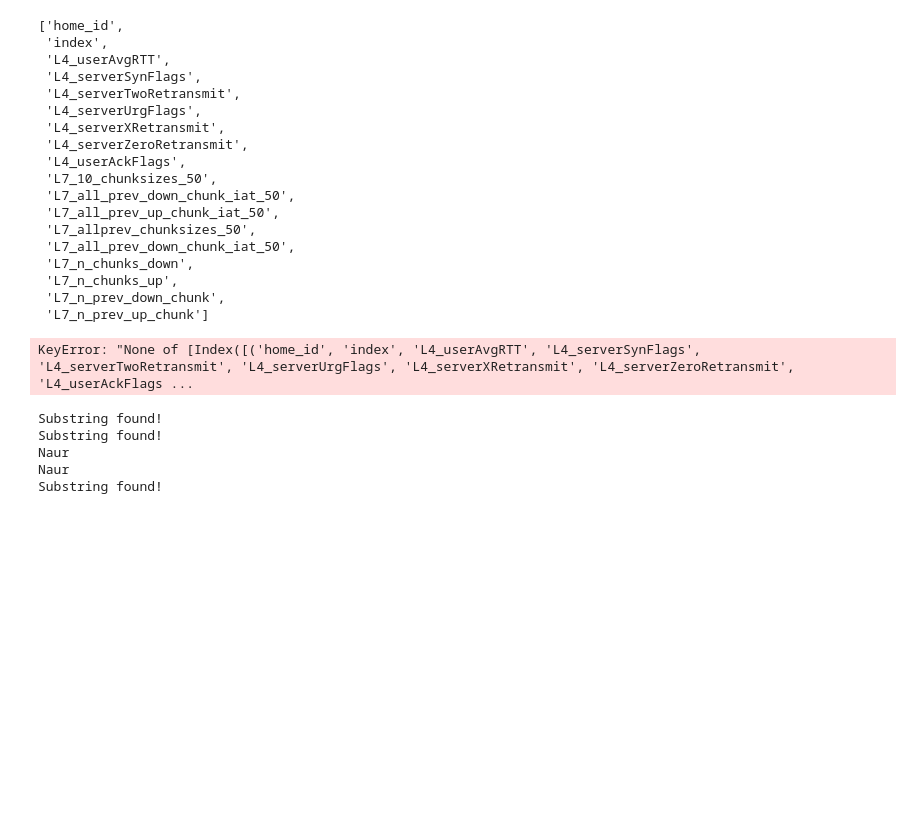
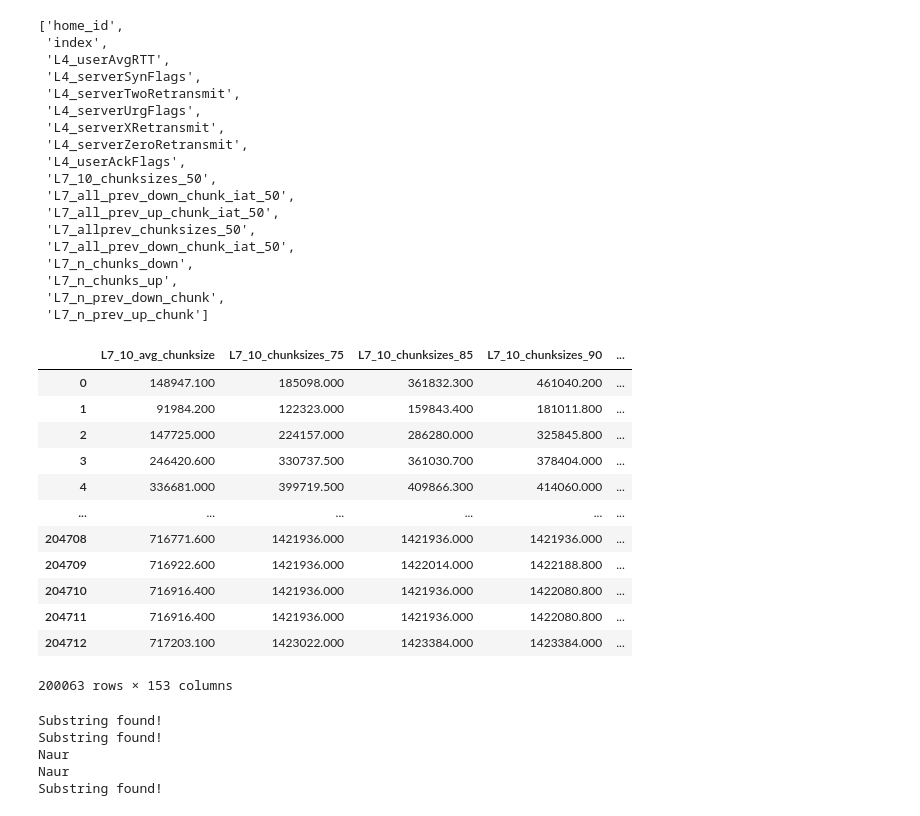
Before and after one commit to md-45/ml-systems-copy, a Jupyter notebook: docs/assignments/1-Video-Quality-Inference.ipynb, the cells around one changed output. Saved outputs shown, nothing was run; the diff lists cells and outputs as text; code cells hidden in the pictures; blank space fills up the shorter version.

Commit message:
First iteration of removing columns

```diff
--- a/docs/assignments/1-Video-Quality-Inference.ipynb
+++ b/docs/assignments/1-Video-Quality-Inference.ipynb
@@ -284,9 +284,21 @@ cols_to_loc
  'L7_n_prev_down_chunk',
  'L7_n_prev_up_chunk']
 # %%
-valid_res_vids.loc[:,~valid_res_vids[[cols_to_loc]]]
+valid_res_vids.drop(columns=cols_to_loc)
 # %% [output]
+|  | L7_10_avg_chunksize | L7_10_chunksizes_75 | L7_10_chunksizes_85 | L7_10_chunksizes_90 | ... |
+| 0 | 148947.100 | 185098.000 | 361832.300 | 461040.200 | ... |
+| 1 | 91984.200 | 122323.000 | 159843.400 | 181011.800 | ... |
+| 2 | 147725.000 | 224157.000 | 286280.000 | 325845.800 | ... |
+| 3 | 246420.600 | 330737.500 | 361030.700 | 378404.000 | ... |
+| 4 | 336681.000 | 399719.500 | 409866.300 | 414060.000 | ... |
+| ... | ... | ... | ... | ... | ... |
+| 204708 | 716771.600 | 1421936.000 | 1421936.000 | 1421936.000 | ... |
+| 204709 | 716922.600 | 1421936.000 | 1422014.000 | 1422188.800 | ... |
+| 204710 | 716916.400 | 1421936.000 | 1421936.000 | 1422080.800 | ... |
+| 204711 | 716916.400 | 1421936.000 | 1421936.000 | 1422080.800 | ... |
+| 204712 | 717203.100 | 1423022.000 | 1423384.000 | 1423384.000 | ... |
-KeyError: "None of [Index([('home_id', 'index', 'L4_userAvgRTT', 'L4_serverSynFlags', 'L4_serverTwoRetransmit', 'L4_serverUrgFlags', 'L4_serverXRetransmit', 'L4_serverZeroRetransmit', 'L4_userAckFlags ...
+200063 rows × 153 columns
 # %%
 test = ["Hello, my name is", "what's up and Hello", "I'm testing", "What's good", "goodmorningHello"]
 # %%
```
